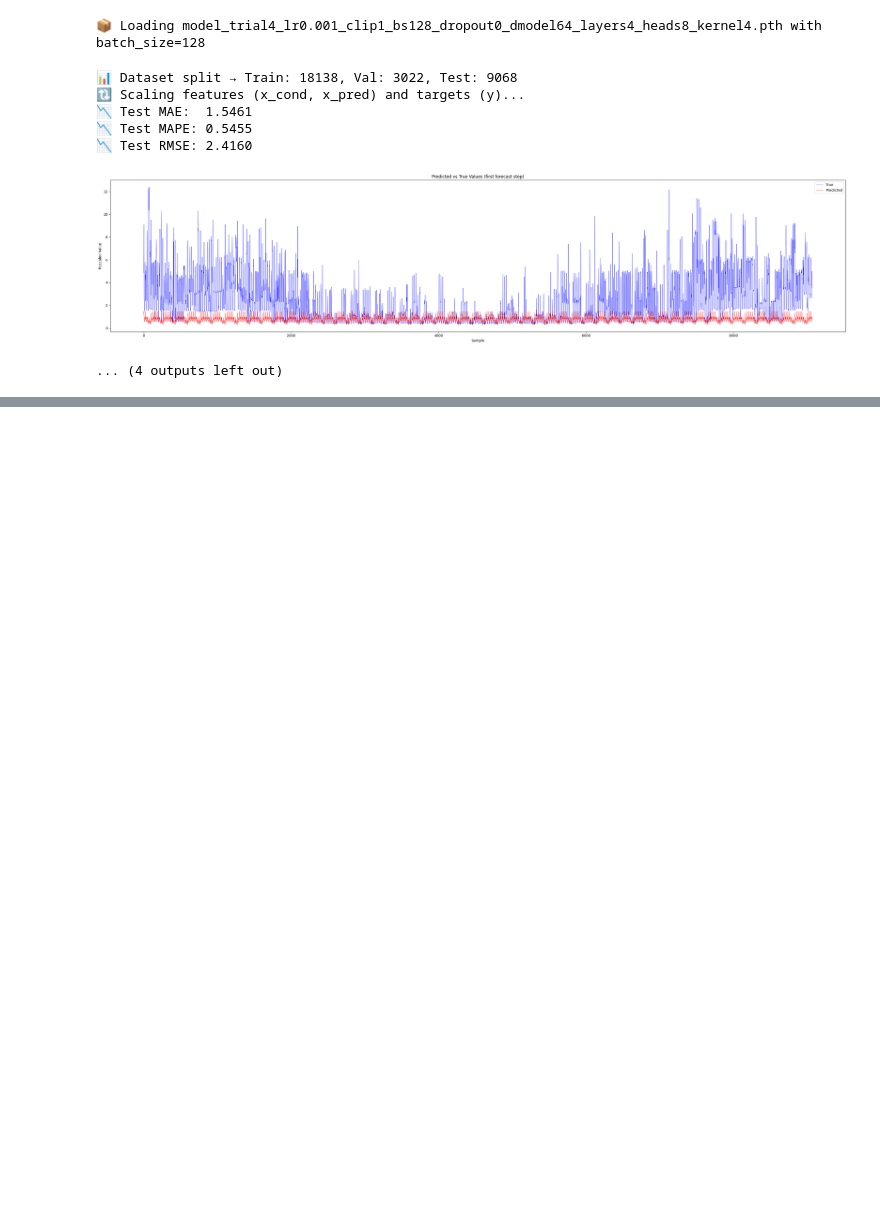
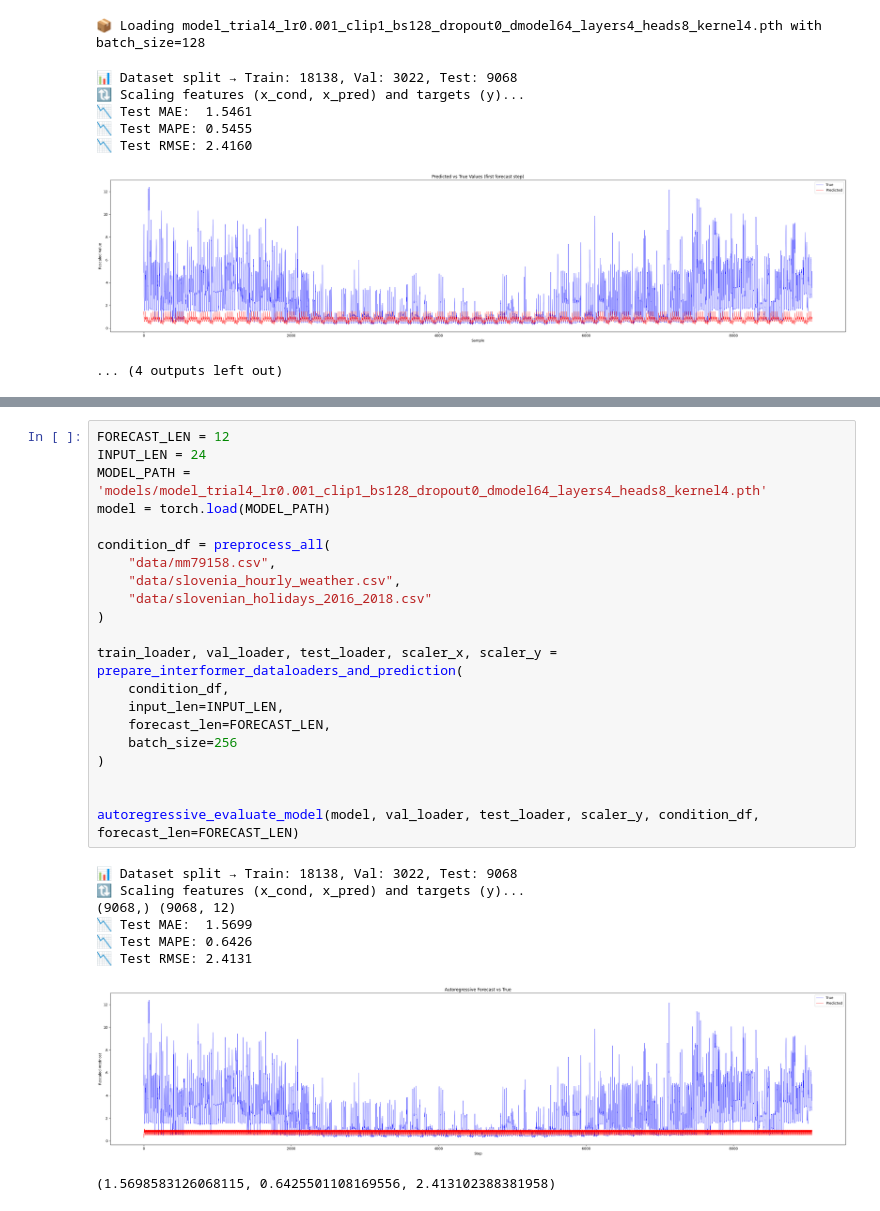
Before and after one commit to JanaJankovic/local-stlf, a Jupyter notebook: interformer/evaluation.ipynb, the cells around one changed output, grey strips where cells are left out. Cells and saved outputs as stored; diff of their text form; blank space fills up the shorter version.

Commit message:
add: LT autoregressive

```diff
--- a/interformer/evaluation.ipynb
+++ b/interformer/evaluation.ipynb
@@ -198,0 +276,30 @@ for fname in os.listdir(model_dir):
+# %%
+FORECAST_LEN = 12
+INPUT_LEN = 24
+MODEL_PATH = 'models/model_trial4_lr0.001_clip1_bs128_dropout0_dmodel64_layers4_heads8_kernel4.pth'
+model = torch.load(MODEL_PATH)
+
+condition_df = preprocess_all(
+    "data/mm79158.csv",
+    "data/slovenia_hourly_weather.csv",
+    "data/slovenian_holidays_2016_2018.csv"
+)
+
+train_loader, val_loader, test_loader, scaler_x, scaler_y = prepare_interformer_dataloaders_and_prediction(
+    condition_df,
+    input_len=INPUT_LEN,
+    forecast_len=FORECAST_LEN,
+    batch_size=256
+)
+
+
+autoregressive_evaluate_model(model, val_loader, test_loader, scaler_y, condition_df, forecast_len=FORECAST_LEN)
+# %% [output]
+📊 Dataset split → Train: 18138, Val: 3022, Test: 9068
+🔃 Scaling features (x_cond, x_pred) and targets (y)...
+(9068,) (9068, 12)
+📉 Test MAE:  1.5699
+📉 Test MAPE: 0.6426
+📉 Test RMSE: 2.4131
+[figure, added]
+(1.5698583126068115, 0.6425501108169556, 2.413102388381958)
```
Also changed, not shown: parts of 3 cells of this notebook.
